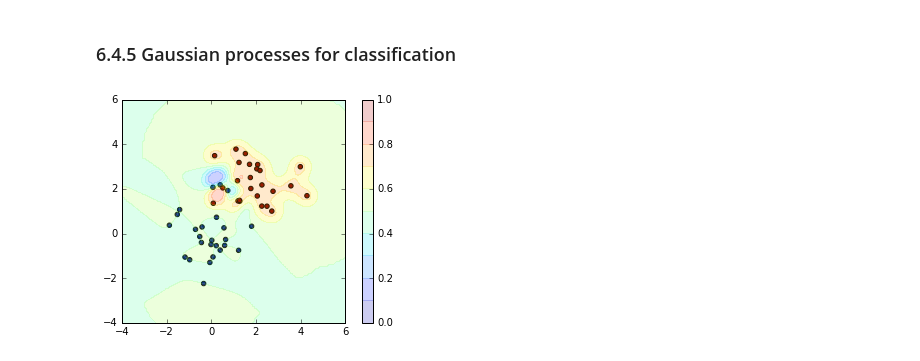
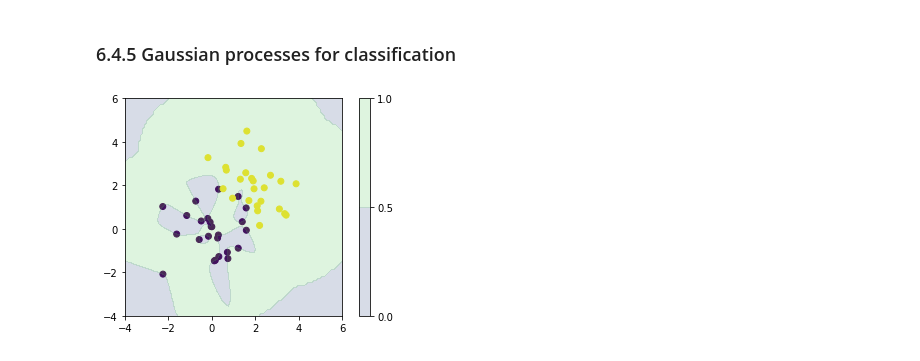
Before and after one commit to ctgk/PRML, a Jupyter notebook: notebooks/ch06_Kernel_Methods.ipynb, the cells around one changed output. Saved outputs shown, nothing was run; the diff lists cells and outputs as text; code cells hidden in the pictures.

```diff
--- a/notebooks/ch06_Kernel_Methods.ipynb
+++ b/notebooks/ch06_Kernel_Methods.ipynb
@@ -123,22 +127,22 @@ plt.show()
 # %%
 def create_toy_data():
     x0 = np.random.normal(size=50).reshape(-1, 2)
     x1 = np.random.normal(size=50).reshape(-1, 2) + 2.
     return np.concatenate([x0, x1]), np.concatenate([np.zeros(25), np.ones(25)]).astype(np.int)[:, None]
 
 x_train, y_train = create_toy_data()
 x0, x1 = np.meshgrid(np.linspace(-4, 6, 100), np.linspace(-4, 6, 100))
 x = np.array([x0, x1]).reshape(2, -1).T
 
-model = GaussianProcessClassifier(kernels.RBF(np.array([1., 7., 7.])))
+model = GaussianProcessClassifier(RBF(np.array([1., 7., 7.])))
 model.fit(x_train, y_train)
 y = model.predict(x)
+
+plt.scatter(x_train[:, 0], x_train[:, 1], c=y_train)
+plt.contourf(x0, x1, y.reshape(100, 100), levels=np.linspace(0,1,3), alpha=0.2)
+plt.colorbar()
+plt.xlim(-4, 6)
+plt.ylim(-4, 6)
+plt.gca().set_aspect('equal', adjustable='box')
+# %% [output]
+[figure, added]
-# %%
-plt.scatter(x_train[:, 0], x_train[:, 1], c=y_train)
-plt.contourf(x0, x1, y.reshape(100, 100), levels=np.linspace(0,1,11), alpha=0.2)
-plt.colorbar()
-plt.xlim(-4, 6)
-plt.ylim(-4, 6)
-plt.gca().set_aspect('equal', adjustable='box')
-# %% [output]
-[figure, removed]
```
Also changed, not shown: parts of 5 cells of this notebook, 10 other files.
